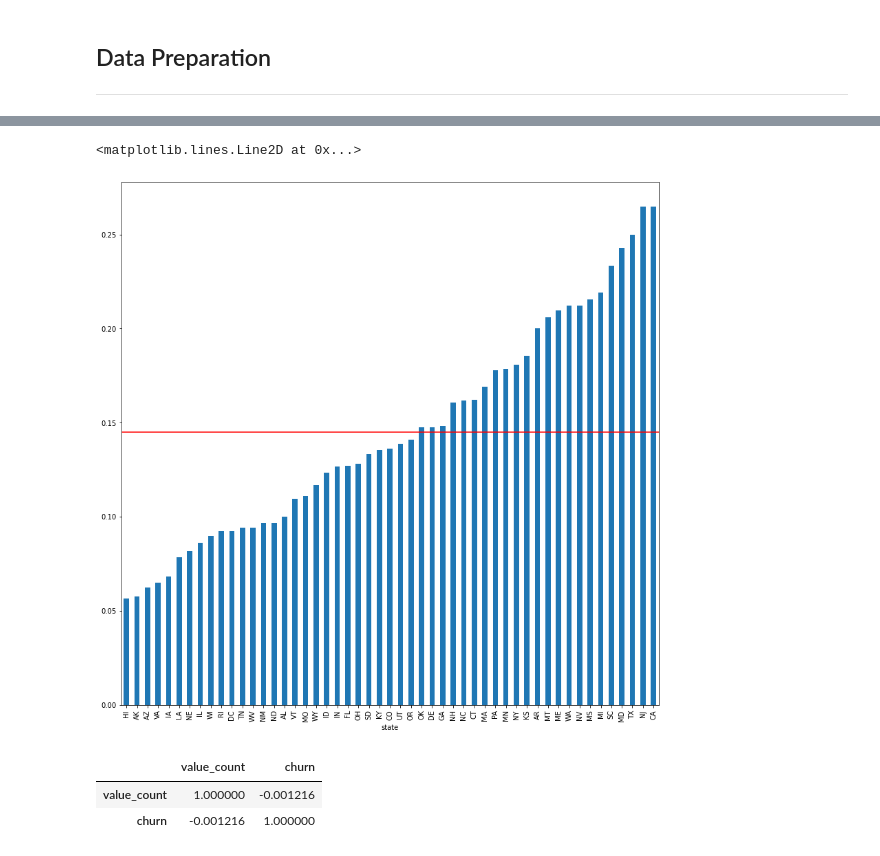
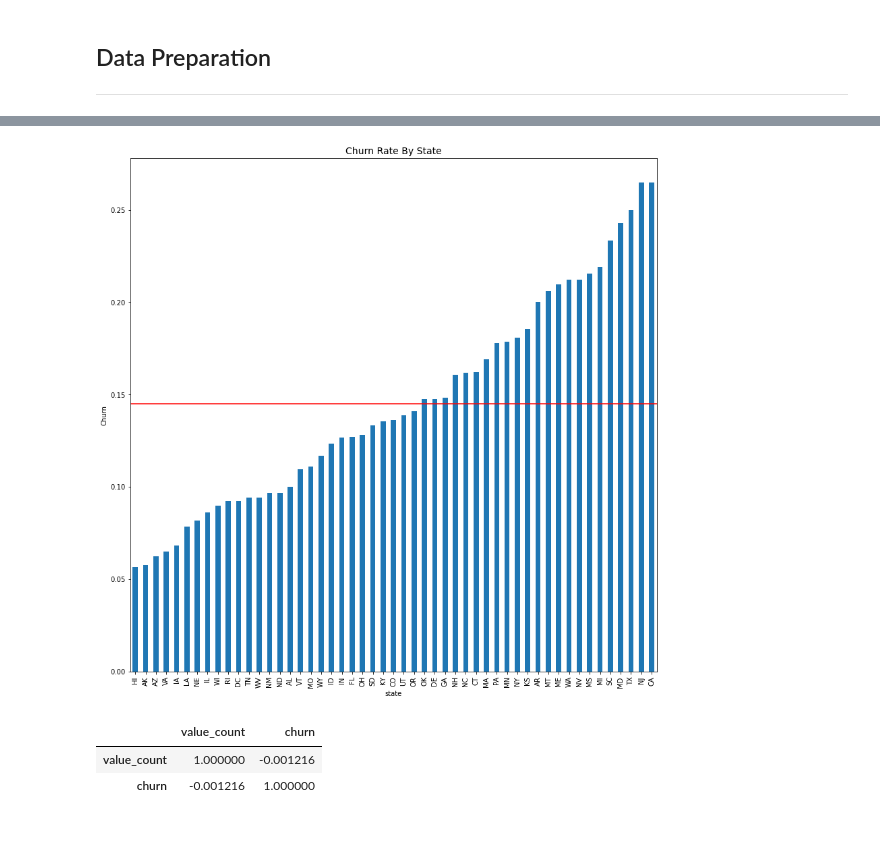
Before and after one commit to Sombrero7/project3, a Jupyter notebook: final_notebook.ipynb, the cells around one changed output, grey strips where cells are left out. Cells and saved outputs as stored; diff of their text form; code cells hidden in the pictures.

```diff
--- a/final_notebook.ipynb
+++ b/final_notebook.ipynb
@@ -127,10 +118,12 @@ fig.show()
 # %%
 gb = df.groupby(['state'])['churn'].mean()
-gb.sort_values().plot(kind='bar', figsize=(14,14))
-plt.axhline(y=gb.mean(), color='r', linestyle='-')
+gb.sort_values().plot(kind='bar', figsize=(14,14));
+plt.axhline(y=gb.mean(), color='r', linestyle='-');
+plt.title('Churn Rate By State', fontsize=14);
+plt.ylabel('Churn Rate');
+plt.show()
 # %% [output]
-<matplotlib.lines.Line2D at 0x...>
-[figure, old version]
+[figure, new version]
 # %%
 states_df.corr()
 # %% [output]
```
Also changed, not shown: parts of 21 cells of this notebook.
